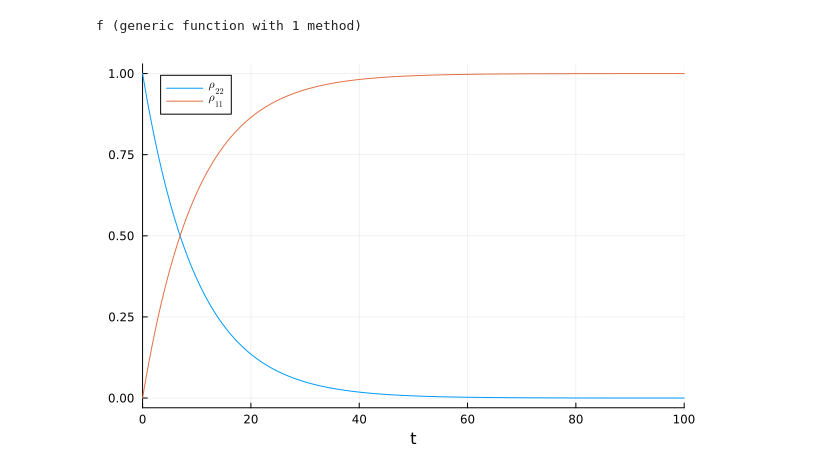
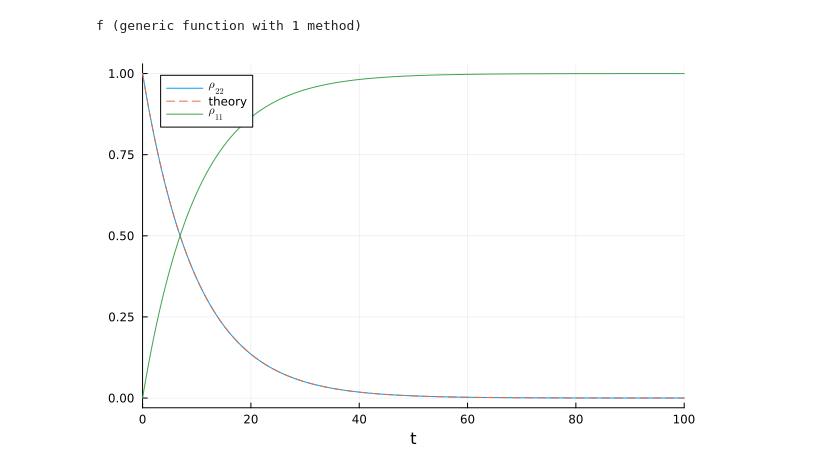
Before and after one commit to BenediktAuer/QT, a Jupyter notebook: Q6/Q6.ipynb, the cells around one changed output. Drawn from its saved outputs; the diff is of its cells as text; code cells hidden in the pictures.

```diff
--- a/Q6/Q6.ipynb
+++ b/Q6/Q6.ipynb
@@ -55,6 +55,7 @@ f(t, x ) = (t, real(x))
 f (generic function with 1 method)
 # %%
 plot(sol,idxs =(f,0,1),label=L"\rho_{22}")
+plot!(0:0.1:100,t->1*exp(-γ*t),ls=:dash,label="theory")
 plot!(sol,idxs =(f,0,2),label=L"\rho_{11}")
 # %% [output]
-[figure, old version]
+[figure, new version]
```
